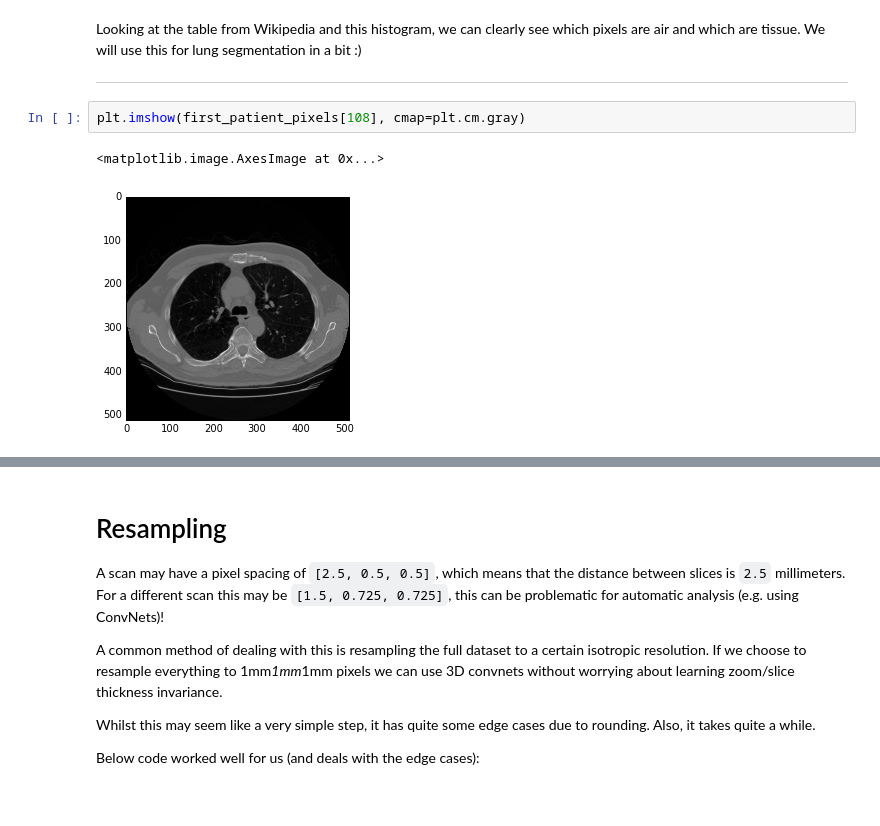
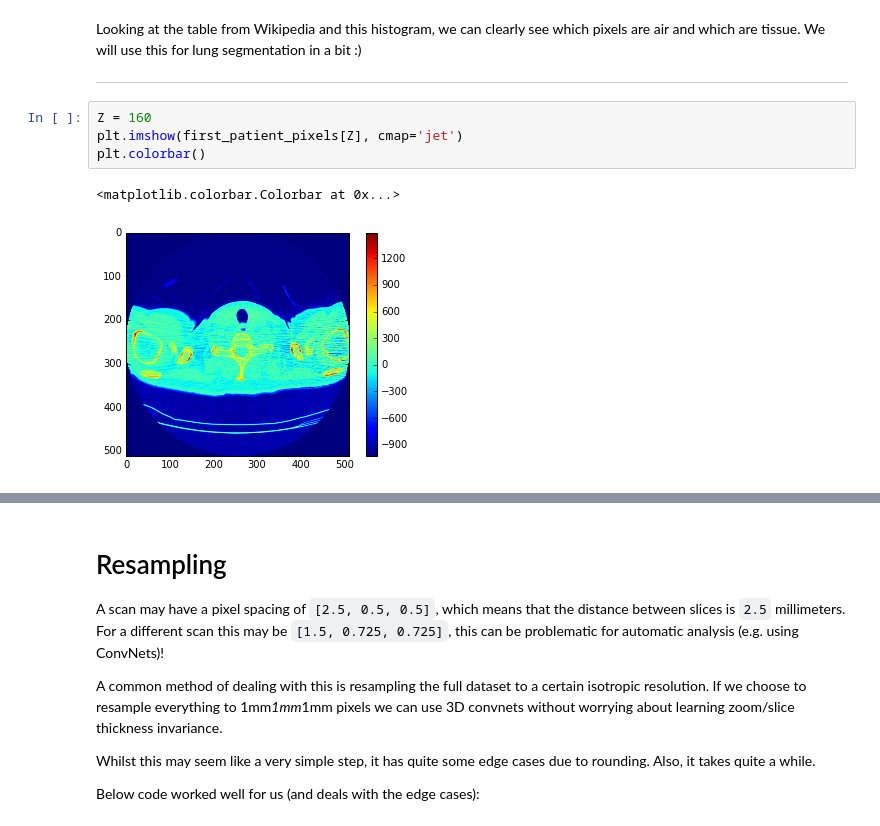
Before and after one commit to xkortex/kaggle_bowl_lung, a Jupyter notebook: resampling04.ipynb, the cells around one changed output, grey strips where cells are left out. Cells and saved outputs as stored; diff of their text form.

```diff
--- a/resampling04.ipynb
+++ b/resampling04.ipynb
@@ -228,8 +228,10 @@ Looking at the table from Wikipedia and this histogram, we can clearly see which
 
 
 ----------
-# %%
-plt.imshow(first_patient_pixels[108], cmap=plt.cm.gray)
-# %% [output]
-<matplotlib.image.AxesImage at 0x...>
-[figure, removed]
+# %%
+Z = 160
+plt.imshow(first_patient_pixels[Z], cmap='jet')
+plt.colorbar()
+# %% [output]
+<matplotlib.colorbar.Colorbar at 0x...>
+[figure, added]
```
Also changed, not shown: parts of 20 cells of this notebook, 4 other files.
